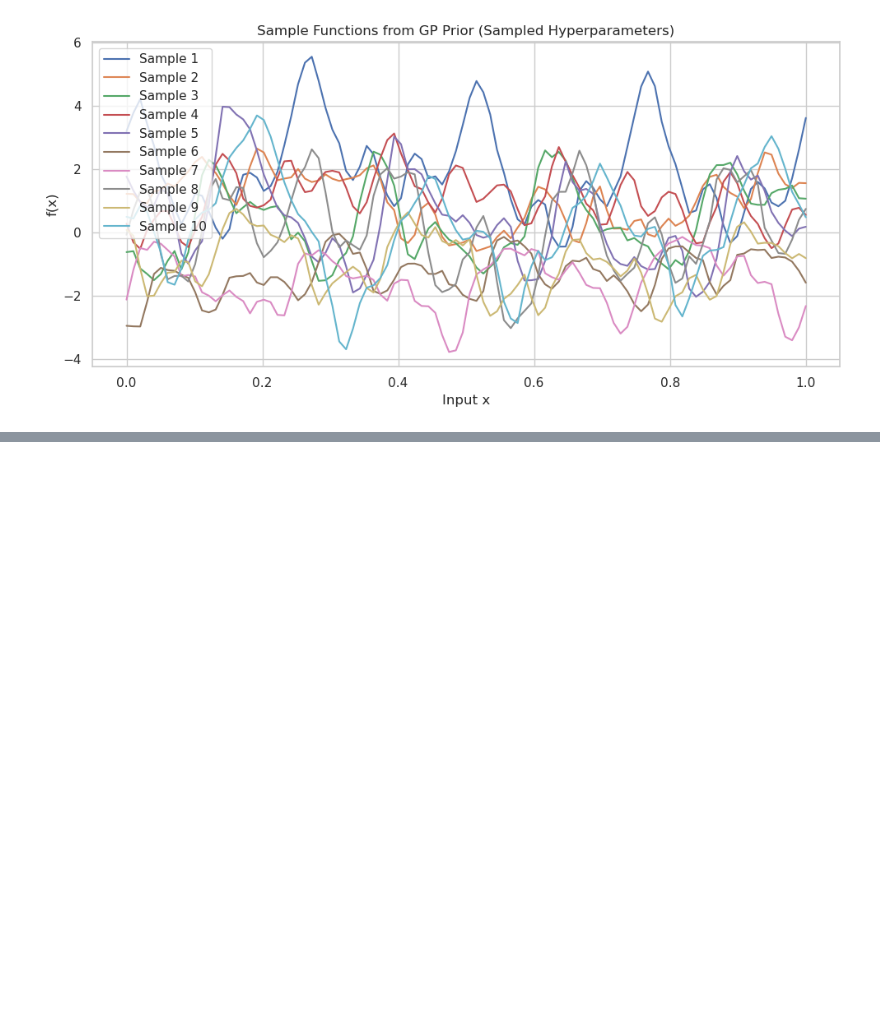
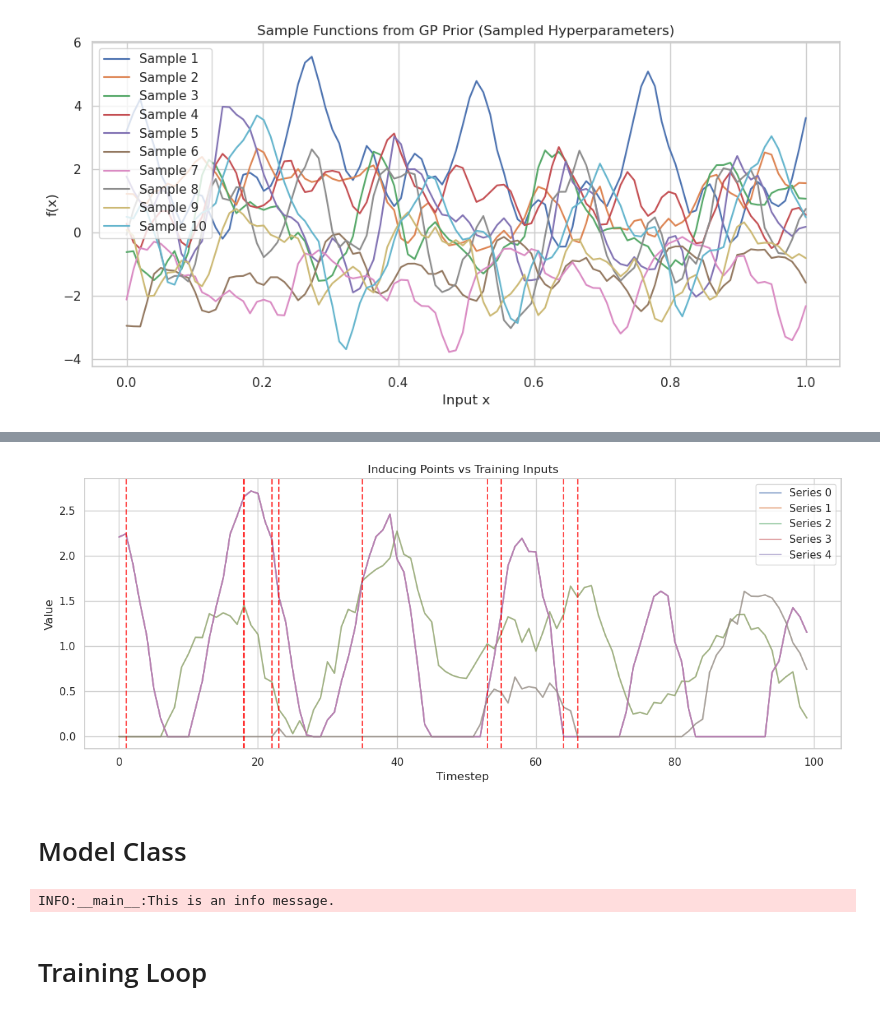
Before and after one commit to views-platform/views-models, a Jupyter notebook: models/purple_alien/notebooks/gp_experiements/gp_test03.ipynb, the cells around one changed output, grey strips where cells are left out. Saved outputs shown, nothing was run; the diff lists cells and outputs as text; code cells hidden in the pictures; blank space fills up the shorter version.

```diff
--- a/models/purple_alien/notebooks/gp_experiements/gp_test03.ipynb
+++ b/models/purple_alien/notebooks/gp_experiements/gp_test03.ipynb
@@ -207,0 +191,51 @@ for epoch in range(30):
+# %%
+# Step 1: Create dataset from your synthetic dataframe
+dataset = TimeSeriesDataset(df)
+
+# Step 2: Standard DataLoader
+dataloader = DataLoader(
+    dataset,
+    batch_size=8,         # full time series per batch
+    shuffle=True          # optional: True if random sampling
+)
+# %%
+
+sampler = CurriculumSampler(
+    dataset,
+    curriculum_strength=0.8,
+    max_epochs=30,
+    batch_size=8,
+    seed=42
+)
+
+# Set current epoch
+sampler.set_epoch(0)
+
+# DataLoader using our sampler
+dataloader = DataLoader(
+    dataset,
+    batch_sampler=sampler
+)
+# %%
+inducer = InducingPointSampler(dataset, strategy="high_signal_only")
+inducing_points = inducer.sample(num_points=64)  # Shape: [64, 1]
+
+# In model:
+# self.variational_strategy = VariationalStrategy(self, inducing_points, ...)
+# %%
+for x_batch, y_batch in dataloader:
+    inducing_points = inducer.sample(num_points=10)
+    gpplt.plot_inducing_points_vs_inputs(x_batch, y_batch, inducing_points)
+    break  # just once for inspection
+# %% [output]
+[figure, added]
+# %% [markdown]
+# Model Class
+# %%
+# set logging level
+import logging
+logging.basicConfig(level=logging.INFO)
+logger = logging.getLogger(__name__)
+logger.info("This is an info message.")
+# %% [output]
+INFO:__main__:This is an info message.
@@ -207,0 +251,2 @@ for epoch in range(30):
+# %% [markdown]
+# Training Loop
```
Also changed, not shown: parts of 13 cells of this notebook, 4 other files.
